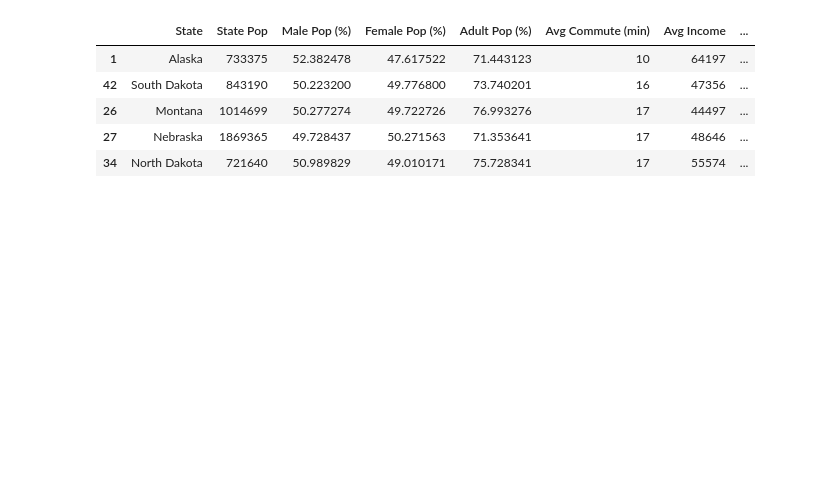
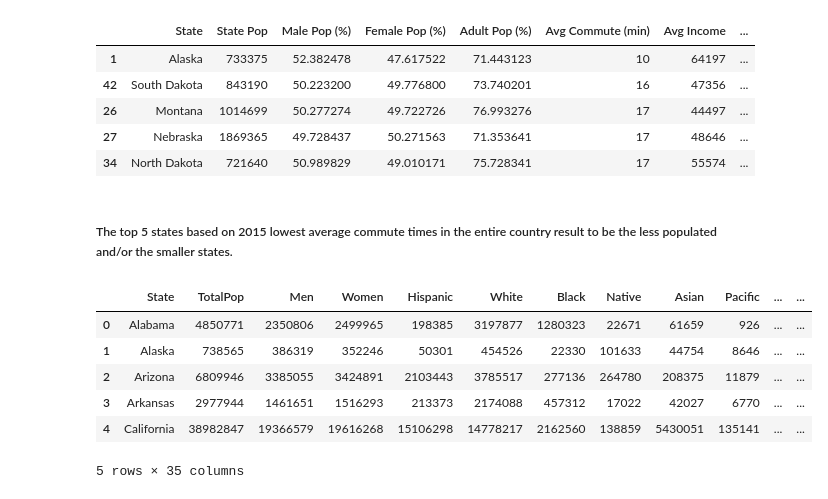
Before and after one commit to charlim26/censusproject, a Jupyter notebook: Minervas_Project/states_summary_stats.ipynb, the cells around one changed output. Saved outputs shown, nothing was run; the diff lists cells and outputs as text; code cells hidden in the pictures; blank space fills up the shorter version.

```diff
--- a/Minervas_Project/states_summary_stats.ipynb
+++ b/Minervas_Project/states_summary_stats.ipynb
@@ -125,3 +129,17 @@ top_low_commute.head(5)
 | 26 | Montana | 1014699 | 50.277274 | 49.722726 | 76.993276 | 17 | 44497 | ... |
 | 27 | Nebraska | 1869365 | 49.728437 | 50.271563 | 71.353641 | 17 | 48646 | ... |
 | 34 | North Dakota | 721640 | 50.989829 | 49.010171 | 75.728341 | 17 | 55574 | ... |
+# %% [markdown]
+##### The top 5 states based on 2015 lowest average commute times in the entire country result to be the less populated and/or the smaller states.
+# %%
+# Reading our cleaned dataset '2017' and printing for preview:
+states_2017 = pd.read_csv('../Output/2017_cleaned_state.csv')
+states_2017.head()
+# %% [output]
+|  | State | TotalPop | Men | Women | Hispanic | White | Black | Native | Asian | Pacific | ... | ... |
+| 0 | Alabama | 4850771 | 2350806 | 2499965 | 198385 | 3197877 | 1280323 | 22671 | 61659 | 926 | ... | ... |
+| 1 | Alaska | 738565 | 386319 | 352246 | 50301 | 454526 | 22330 | 101633 | 44754 | 8646 | ... | ... |
+| 2 | Arizona | 6809946 | 3385055 | 3424891 | 2103443 | 3785517 | 277136 | 264780 | 208375 | 11879 | ... | ... |
+| 3 | Arkansas | 2977944 | 1461651 | 1516293 | 213373 | 2174088 | 457312 | 17022 | 42027 | 6770 | ... | ... |
+| 4 | California | 38982847 | 19366579 | 19616268 | 15106298 | 14778217 | 2162560 | 138859 | 5430051 | 135141 | ... | ... |
+5 rows × 35 columns
```
Also changed, not shown: parts of 16 cells of this notebook, 1 other file.
